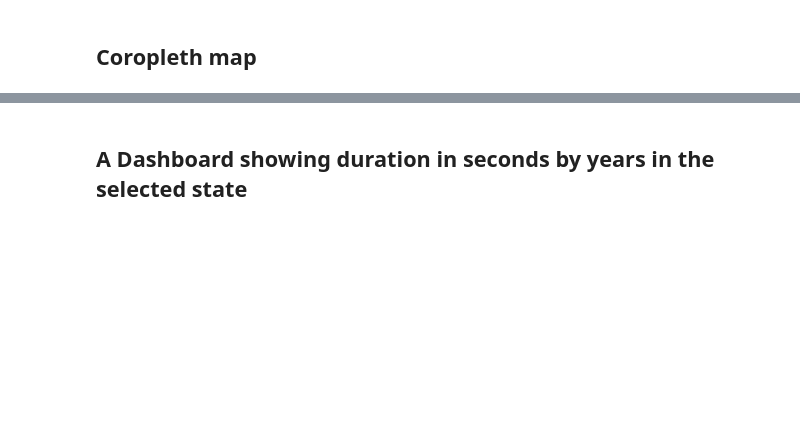
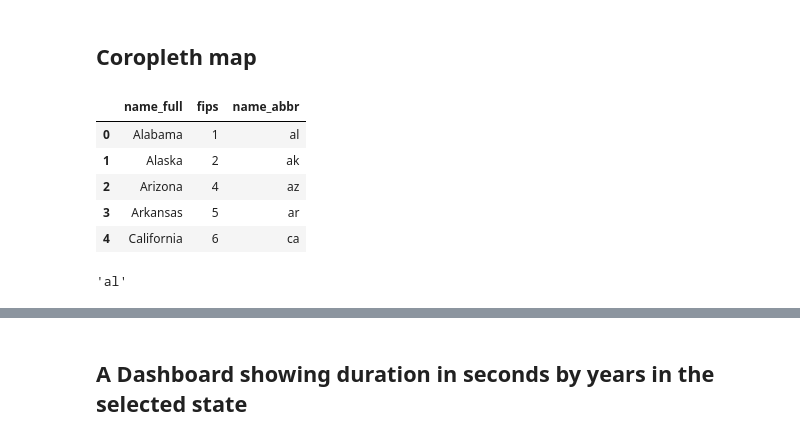
Before and after one commit to UIUC-iSchool-DataViz/spr2024, a Jupyter notebook: week07/lecture_13_timeseries_and_map.ipynb, the cells around one changed output, grey strips where cells are left out. Drawn from its saved outputs; the diff is of its cells as text; code cells hidden in the pictures; blank space fills up the shorter version.

```diff
--- a/week07/lecture_13_timeseries_and_map.ipynb
+++ b/week07/lecture_13_timeseries_and_map.ipynb
@@ -409,0 +530,13 @@ HBox(children=(Figure(axes=[Axis(label='Country', scale=OrdinalScale()), Axis(la
+# %%
+states_df.head()
+# %% [output]
+|  | name_full | fips | name_abbr |
+| 0 | Alabama | 1 | al |
+| 1 | Alaska | 2 | ak |
+| 2 | Arizona | 4 | az |
+| 3 | Arkansas | 5 | ar |
+| 4 | California | 6 | ca |
+# %%
+states_df.loc[states_df['fips']==1]['name_abbr'].tolist()[0]
+# %% [output]
+'al'
```
Also changed, not shown: parts of 28 cells of this notebook.
